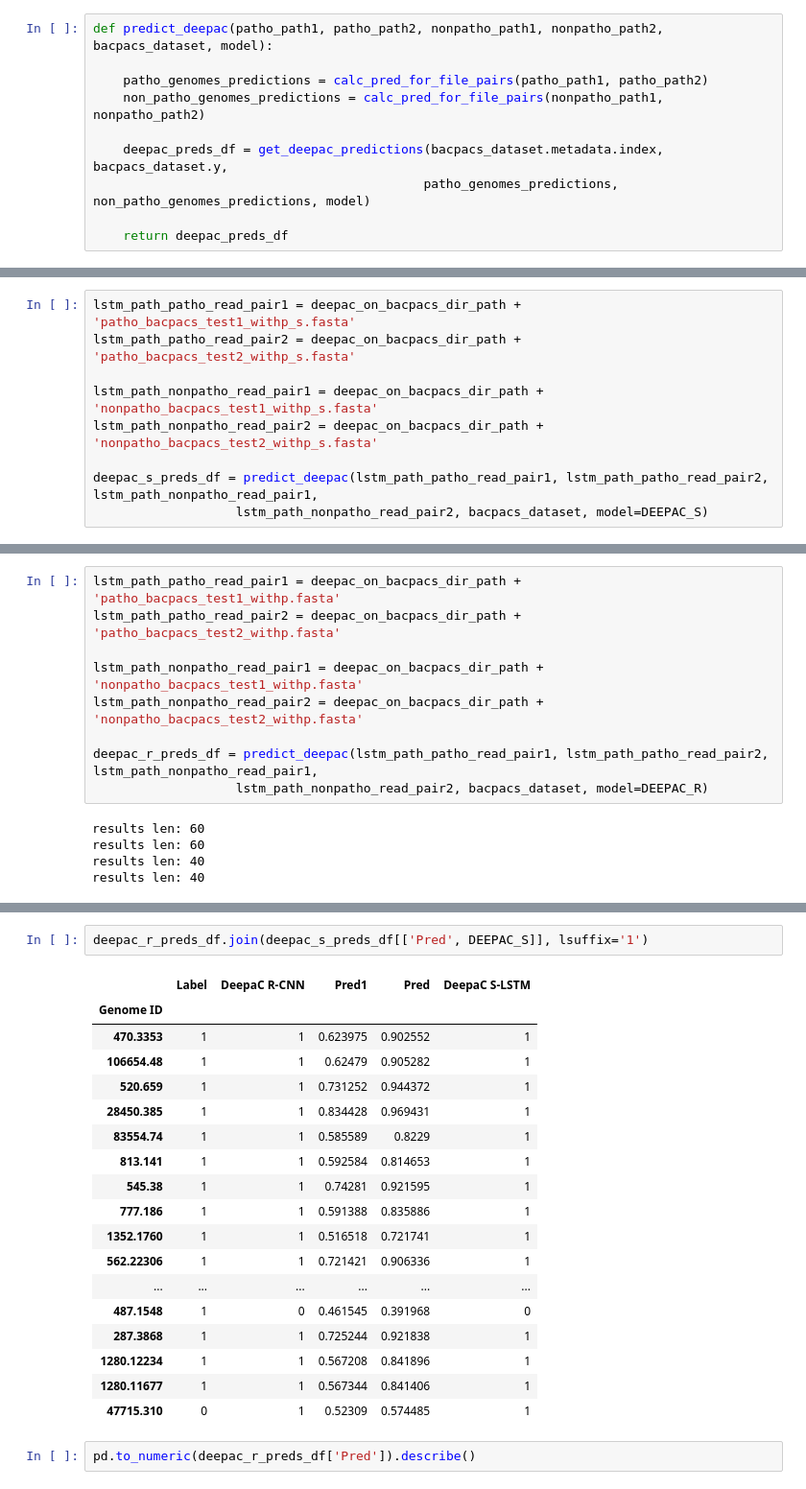
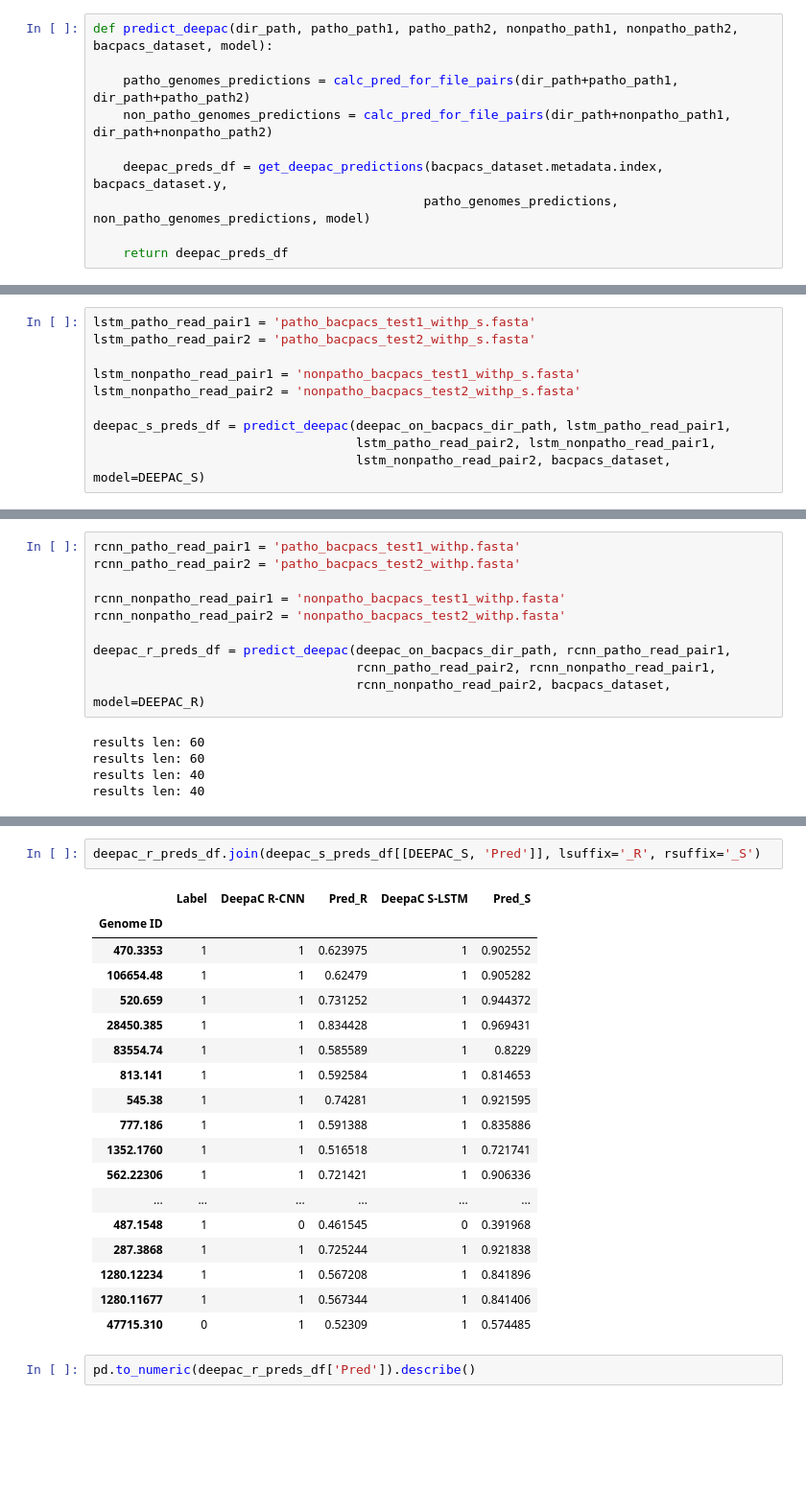
Before and after one commit to shakedna1/wspc_rep, a Jupyter notebook: comp_analysis/Bacpacs/Bacpacs_comparative_analysis.ipynb, the cells around one changed output, grey strips where cells are left out. Shown at 96% size. Drawn from its saved outputs; the diff is of its cells as text; blank space fills up the shorter version.

```diff
--- a/comp_analysis/Bacpacs/Bacpacs_comparative_analysis.ipynb
+++ b/comp_analysis/Bacpacs/Bacpacs_comparative_analysis.ipynb
@@ -197,10 +202,10 @@ def calc_pred_for_file_pairs(readpair_path1, readpair_path2):
 
     return None
 # %%
-def predict_deepac(patho_path1, patho_path2, nonpatho_path1, nonpatho_path2, bacpacs_dataset, model):
+def predict_deepac(dir_path, patho_path1, patho_path2, nonpatho_path1, nonpatho_path2, bacpacs_dataset, model):
 
-    patho_genomes_predictions = calc_pred_for_file_pairs(patho_path1, patho_path2)
-    non_patho_genomes_predictions = calc_pred_for_file_pairs(nonpatho_path1, nonpatho_path2)
+    patho_genomes_predictions = calc_pred_for_file_pairs(dir_path+patho_path1, dir_path+patho_path2)
+    non_patho_genomes_predictions = calc_pred_for_file_pairs(dir_path+nonpatho_path1, dir_path+nonpatho_path2)
 
     deepac_preds_df = get_deepac_predictions(bacpacs_dataset.metadata.index, bacpacs_dataset.y,
                                             patho_genomes_predictions, non_patho_genomes_predictions, model)
@@ -209,14 +214,15 @@ def predict_deepac(patho_path1, patho_path2, nonpatho_path1, nonpatho_path2, bac
 # %% [markdown]
 ## deepac s
 # %%
-lstm_path_patho_read_pair1 = deepac_on_bacpacs_dir_path + 'patho_bacpacs_test1_withp_s.fasta'
-lstm_path_patho_read_pair2 = deepac_on_bacpacs_dir_path + 'patho_bacpacs_test2_withp_s.fasta'
+lstm_patho_read_pair1 = 'patho_bacpacs_test1_withp_s.fasta'
+lstm_patho_read_pair2 = 'patho_bacpacs_test2_withp_s.fasta'
 
-lstm_path_nonpatho_read_pair1 = deepac_on_bacpacs_dir_path + 'nonpatho_bacpacs_test1_withp_s.fasta'
-lstm_path_nonpatho_read_pair2 = deepac_on_bacpacs_dir_path + 'nonpatho_bacpacs_test2_withp_s.fasta'
+lstm_nonpatho_read_pair1 = 'nonpatho_bacpacs_test1_withp_s.fasta'
+lstm_nonpatho_read_pair2 = 'nonpatho_bacpacs_test2_withp_s.fasta'
 
-deepac_s_preds_df = predict_deepac(lstm_path_patho_read_pair1, lstm_path_patho_read_pair2, lstm_path_nonpatho_read_pair1,
-                   lstm_path_nonpatho_read_pair2, bacpacs_dataset, model=DEEPAC_S)
+deepac_s_preds_df = predict_deepac(deepac_on_bacpacs_dir_path, lstm_patho_read_pair1,
+                                   lstm_patho_read_pair2, lstm_nonpatho_read_pair1,
+                                   lstm_nonpatho_read_pair2, bacpacs_dataset, model=DEEPAC_S)
 # %% [output]
 results len: 60
 results len: 60
@@ -260,14 +266,15 @@ all_methods_preds.loc[deepac_s_preds_df.index, DEEPAC_S] = deepac_s_preds_df[DEE
 # %% [markdown]
 # DEEPAC R
 # %%
-lstm_path_patho_read_pair1 = deepac_on_bacpacs_dir_path + 'patho_bacpacs_test1_withp.fasta'
-lstm_path_patho_read_pair2 = deepac_on_bacpacs_dir_path + 'patho_bacpacs_test2_withp.fasta'
+rcnn_patho_read_pair1 = 'patho_bacpacs_test1_withp.fasta'
+rcnn_patho_read_pair2 = 'patho_bacpacs_test2_withp.fasta'
 
-lstm_path_nonpatho_read_pair1 = deepac_on_bacpacs_dir_path + 'nonpatho_bacpacs_test1_withp.fasta'
-lstm_path_nonpatho_read_pair2 = deepac_on_bacpacs_dir_path + 'nonpatho_bacpacs_test2_withp.fasta'
+rcnn_nonpatho_read_pair1 = 'nonpatho_bacpacs_test1_withp.fasta'
+rcnn_nonpatho_read_pair2 = 'nonpatho_bacpacs_test2_withp.fasta'
 
-deepac_r_preds_df = predict_deepac(lstm_path_patho_read_pair1, lstm_path_patho_read_pair2, lstm_path_nonpatho_read_pair1,
-                   lstm_path_nonpatho_read_pair2, bacpacs_dataset, model=DEEPAC_R)
+deepac_r_preds_df = predict_deepac(deepac_on_bacpacs_dir_path, rcnn_patho_read_pair1,
+                                   rcnn_patho_read_pair2, rcnn_nonpatho_read_pair1,
+                                   rcnn_nonpatho_read_pair2, bacpacs_dataset, model=DEEPAC_R)
 # %% [output]
 results len: 60
 results len: 60
@@ -283,24 +283,24 @@ dtype: object
 # %%
-deepac_r_preds_df.join(deepac_s_preds_df[['Pred', DEEPAC_S]], lsuffix='1')
+deepac_r_preds_df.join(deepac_s_preds_df[[DEEPAC_S, 'Pred']], lsuffix='_R', rsuffix='_S')
 # %% [output]
-|  | Label | DeepaC R-CNN | Pred1 | Pred | DeepaC S-LSTM |
+|  | Label | DeepaC R-CNN | Pred_R | DeepaC S-LSTM | Pred_S |
 | Genome ID |  |  |  |  |  |
-| 470.3353 | 1 | 1 | 0.623975 | 0.902552 | 1 |
-| 106654.48 | 1 | 1 | 0.62479 | 0.905282 | 1 |
-| 520.659 | 1 | 1 | 0.731252 | 0.944372 | 1 |
-| 28450.385 | 1 | 1 | 0.834428 | 0.969431 | 1 |
-| 83554.74 | 1 | 1 | 0.585589 | 0.8229 | 1 |
-| 813.141 | 1 | 1 | 0.592584 | 0.814653 | 1 |
-| 545.38 | 1 | 1 | 0.74281 | 0.921595 | 1 |
-| 777.186 | 1 | 1 | 0.591388 | 0.835886 | 1 |
-| 1352.1760 | 1 | 1 | 0.516518 | 0.721741 | 1 |
-| 562.22306 | 1 | 1 | 0.721421 | 0.906336 | 1 |
+| 470.3353 | 1 | 1 | 0.623975 | 1 | 0.902552 |
+| 106654.48 | 1 | 1 | 0.62479 | 1 | 0.905282 |
+| 520.659 | 1 | 1 | 0.731252 | 1 | 0.944372 |
+| 28450.385 | 1 | 1 | 0.834428 | 1 | 0.969431 |
+| 83554.74 | 1 | 1 | 0.585589 | 1 | 0.8229 |
+| 813.141 | 1 | 1 | 0.592584 | 1 | 0.814653 |
+| 545.38 | 1 | 1 | 0.74281 | 1 | 0.921595 |
+| 777.186 | 1 | 1 | 0.591388 | 1 | 0.835886 |
+| 1352.1760 | 1 | 1 | 0.516518 | 1 | 0.721741 |
+| 562.22306 | 1 | 1 | 0.721421 | 1 | 0.906336 |
 | ... | ... | ... | ... | ... | ... |
-| 487.1548 | 1 | 0 | 0.461545 | 0.391968 | 0 |
-| 287.3868 | 1 | 1 | 0.725244 | 0.921838 | 1 |
-| 1280.12234 | 1 | 1 | 0.567208 | 0.841896 | 1 |
-| 1280.11677 | 1 | 1 | 0.567344 | 0.841406 | 1 |
-| 47715.310 | 0 | 1 | 0.52309 | 0.574485 | 1 |
+| 487.1548 | 1 | 0 | 0.461545 | 0 | 0.391968 |
+| 287.3868 | 1 | 1 | 0.725244 | 1 | 0.921838 |
+| 1280.12234 | 1 | 1 | 0.567208 | 1 | 0.841896 |
+| 1280.11677 | 1 | 1 | 0.567344 | 1 | 0.841406 |
+| 47715.310 | 0 | 1 | 0.52309 | 1 | 0.574485 |
 # %%
 pd.to_numeric(deepac_r_preds_df['Pred']).describe()
 # %% [output]
```
Also changed, not shown: parts of 9 cells of this notebook, 7 other files.
